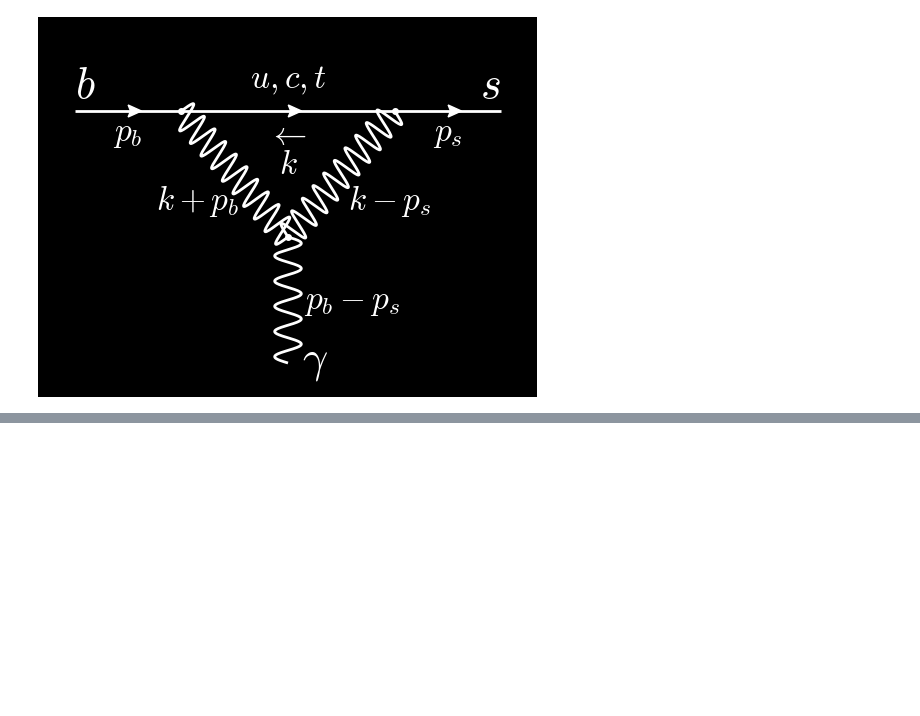
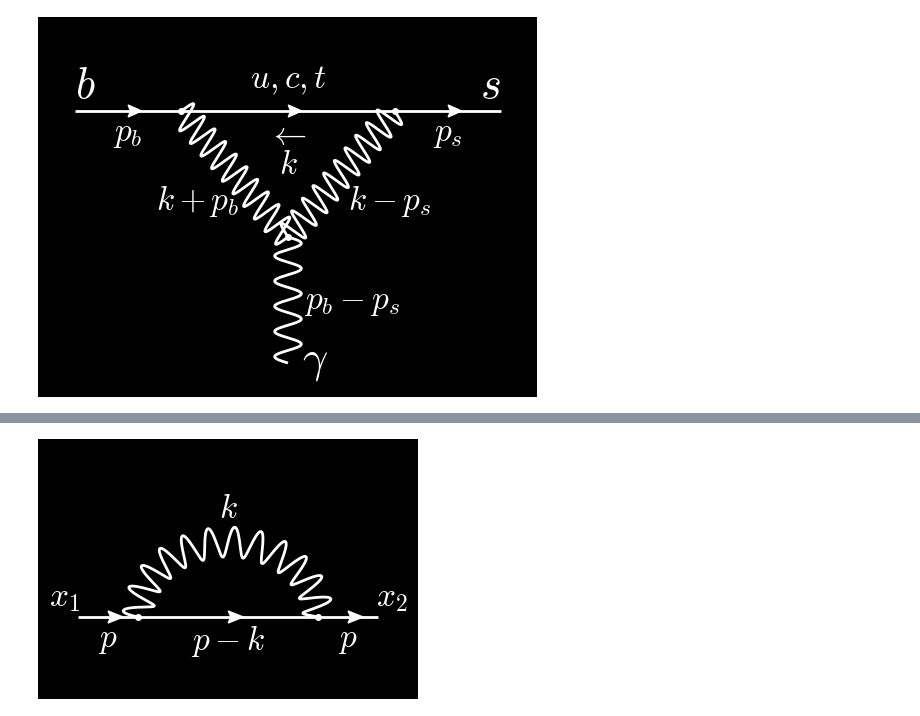
Before and after one commit to PhysCourse/Phenomenology, a Jupyter notebook: plots_with_python/plots_part2.ipynb, the cells around one changed output, grey strips where cells are left out. Saved outputs shown, nothing was run; the diff lists cells and outputs as text; code cells hidden in the pictures; blank space fills up the shorter version.

```diff
--- a/plots_with_python/plots_part2.ipynb
+++ b/plots_with_python/plots_part2.ipynb
@@ -632,0 +677,42 @@ fig.savefig(f'../docs/KaonDecay/FCNC/images/BSGamma_2-{Theme.suff()}.svg',transp
+# %%
+#Theme.set("light")
+Theme.set("dark")
+main_color = Theme.color()
+style_params = {"color": main_color}
+arrow_params = {"color": main_color,"width":0.02,"length":0.05}
+fig = plt.figure(figsize=(3.6,2.4))
+ax = fig.add_axes([0,0,1,1 ], frameon=False)
+diagram = Diagram(ax)
+
+ax.set_xlim(0, 0.6)
+ax.set_ylim(0, 0.4)
+
+H = 0.4
+in1 = diagram.vertex(xy=(0.05, 0.12), marker='', **style_params)
+out1 = diagram.vertex(xy=(0.55, 0.12), marker='', **style_params)
+
+a_c = 0.8
+b_c = 1-a_c
+#Line()
+
+center1 = diagram.vertex(xy=a_c*in1.xy+b_c*out1.xy, **style_params,markersize=4)
+center2 = diagram.vertex(xy=a_c*out1.xy+b_c*in1.xy, **style_params,markersize=4)
+
+diagram.line(in1,center1, **style_params,linewidth=2,arrow_param=arrow_params)
+diagram.line(center2,out1, **style_params,linewidth=2,arrow_param=arrow_params)
+diagram.line(center1,center2, **style_params,linewidth=2,arrow_param=arrow_params)
+
+diagram.line(center1,center2, **style_params,style='wiggly',shape="elliptic",circle_angle =2, linewidth=2, nwiggles=12,arrow_param=arrow_params)
+
+diagram.text(in1.xy[0]-0.023, in1.xy[1]+0.03, r"$x_1$", fontsize=24)
+diagram.text(out1.xy[0]+0.023, out1.xy[1]+0.03, r"$x_2$", fontsize=24)
+
+diagram.text( in1.xy[0]+0.05,in1.xy[1]-0.04,r'$p$', fontsize=24)
+diagram.text( out1.xy[0]-0.05,out1.xy[1]-0.04,r'$p$', fontsize=24)
+diagram.text(0.3,0.3,r'$k$', fontsize=24)
+diagram.text(0.3,out1.xy[1]-0.04,r'$p - k$', fontsize=24)
+
+diagram.plot()
+fig.savefig(f'../docs/KaonDecay/FCNC/images/RenormJ-2-{Theme.suff()}.svg',transparent=True)
+# %% [output]
+[figure, added]
```
Also changed, not shown: parts of 16 cells of this notebook, 45 other files.
